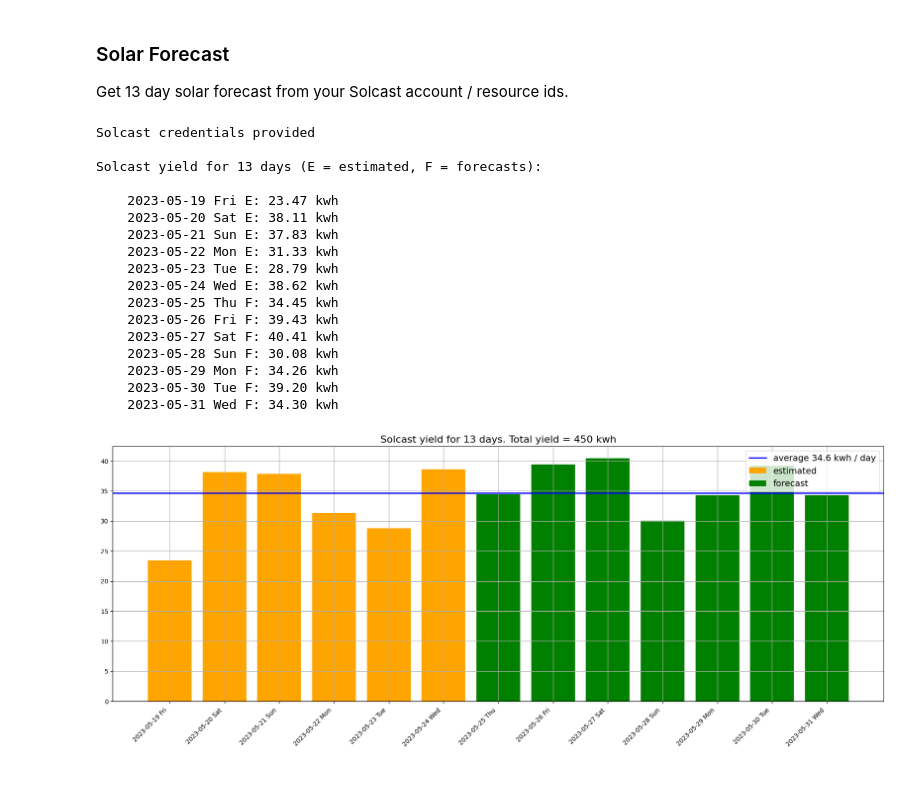
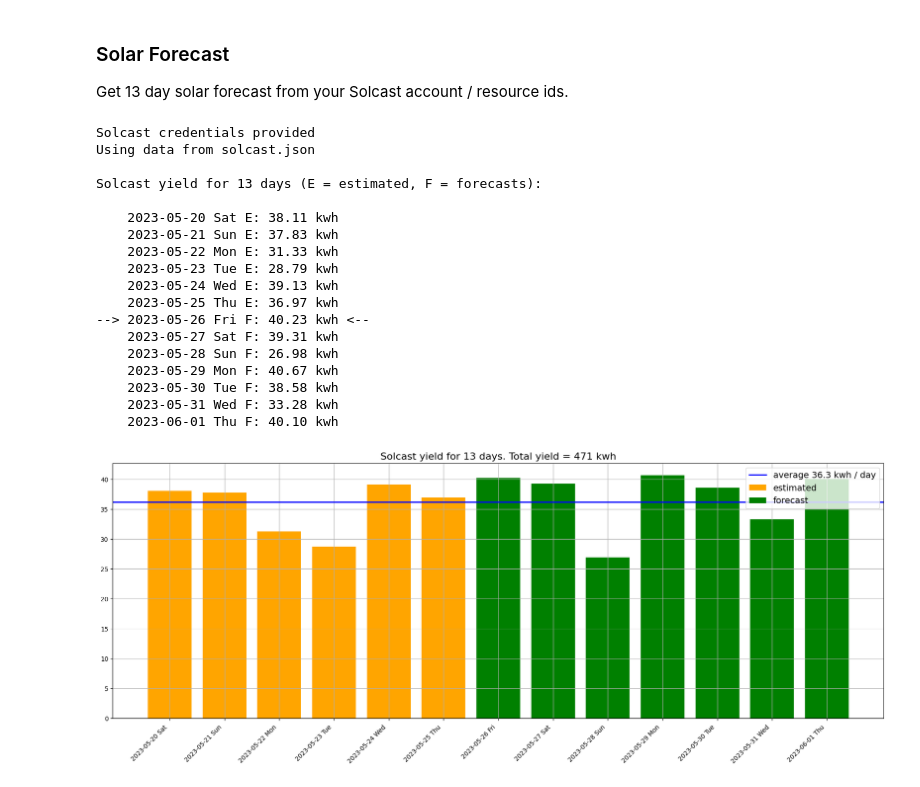
Before and after one commit to TonyM1958/Octopus, a Jupyter notebook: forecast.ipynb, the cells around one changed output. Drawn from its saved outputs; the diff is of its cells as text; code cells hidden in the pictures.

Commit message:
Automatic reloading of forecast based on date

```diff
--- a/forecast.ipynb
+++ b/forecast.ipynb
@@ -3,33 +3,31 @@
 
 Get 13 day solar forecast from your Solcast account / resource ids.
 # %%
-# get_new: 0 = use cached forecast,  1 = fetch new data.
-get_new = 0
-
 # run forecast
 import private as my
 import energy as e
 e.account_setting(debug=1)
 e.solcast_setting(api_key=my.solcast_api_key, rids=my.rids, save='solcast.json')
-f = e.Solcast(reload=get_new)
+f = e.Solcast()
 print(f)
 f.plot_daily()
 # %% [output]
 Solcast credentials provided
+Using data from solcast.json
 
 Solcast yield for 13 days (E = estimated, F = forecasts):
 
-    2023-05-19 Fri E: 23.47 kwh
     2023-05-20 Sat E: 38.11 kwh
     2023-05-21 Sun E: 37.83 kwh
     2023-05-22 Mon E: 31.33 kwh
     2023-05-23 Tue E: 28.79 kwh
-    2023-05-24 Wed E: 38.62 kwh
-    2023-05-25 Thu F: 34.45 kwh
-    2023-05-26 Fri F: 39.43 kwh
-    2023-05-27 Sat F: 40.41 kwh
-    2023-05-28 Sun F: 30.08 kwh
-    2023-05-29 Mon F: 34.26 kwh
-    2023-05-30 Tue F: 39.20 kwh
-    2023-05-31 Wed F: 34.30 kwh
+    2023-05-24 Wed E: 39.13 kwh
+    2023-05-25 Thu E: 36.97 kwh
+--> 2023-05-26 Fri F: 40.23 kwh <--
+    2023-05-27 Sat F: 39.31 kwh
+    2023-05-28 Sun F: 26.98 kwh
+    2023-05-29 Mon F: 40.67 kwh
+    2023-05-30 Tue F: 38.58 kwh
+    2023-05-31 Wed F: 33.28 kwh
+    2023-06-01 Thu F: 40.10 kwh
-[figure, old version]
+[figure, new version]
```
Also changed, not shown: 2 other files.
